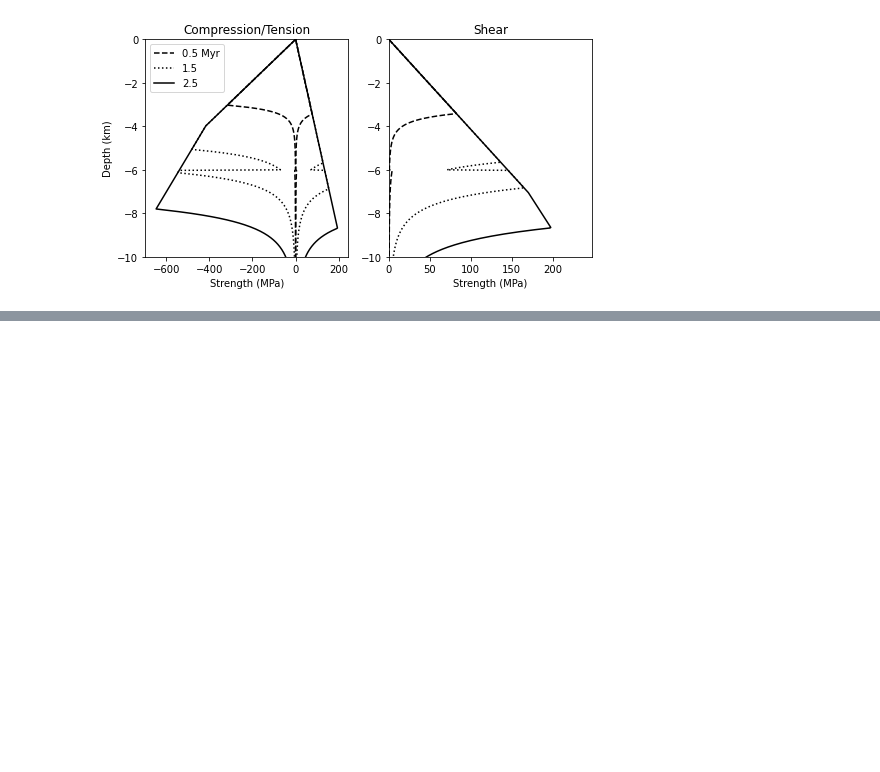
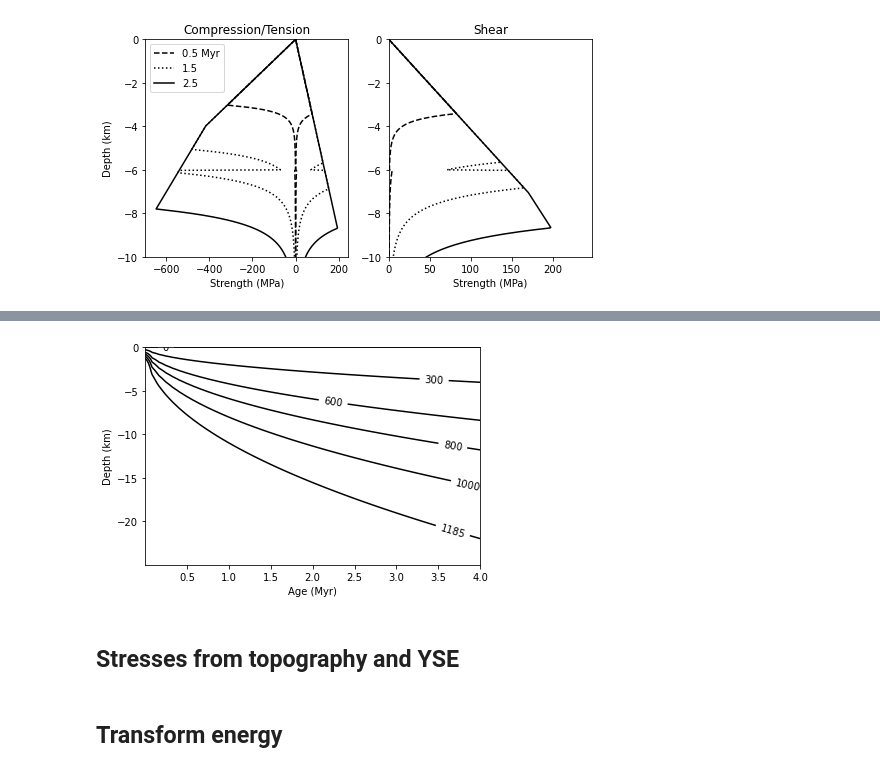
Before and after one commit to hughaharper/seesaw-propagators, a Jupyter notebook: projects/06_YSE/Demo.ipynb, the cells around one changed output, grey strips where cells are left out. Drawn from its saved outputs; the diff is of its cells as text; code cells hidden in the pictures; blank space fills up the shorter version.

```diff
--- a/projects/06_YSE/src/Demo.ipynb
+++ b/projects/06_YSE/Demo.ipynb
@@ -89,0 +93,23 @@ plt.show()
+# %%
+myLith = Litho()
+ages = np.linspace(0.001,4,num=50)
+# %%
+m = myLith.z.size
+n = ages.size
+temp = np.zeros((m,n))
+for i, age in enumerate(ages):
+    temp[:,i] = myLith.get_temperature(age)
+# %%
+X,Z = np.meshgrid(ages,-1e-3*myLith.z)
+fig, ax = plt.subplots(figsize=(6.0,4.0))
+TC = ax.contour(X,Z,temp,colors='k',levels=[0, 300, 600, 800, 1000, 1185])
+ax.clabel(TC,fmt="%.0f")
+ax.set_xlabel('Age (Myr)')
+ax.set_ylabel('Depth (km)')
+plt.show()
+# %% [output]
+[figure, added]
+# %% [markdown]
+## Stresses from topography and YSE
+# %% [markdown]
+## Transform energy
```
Also changed, not shown: parts of 1 cell of this notebook, 7 other files.
